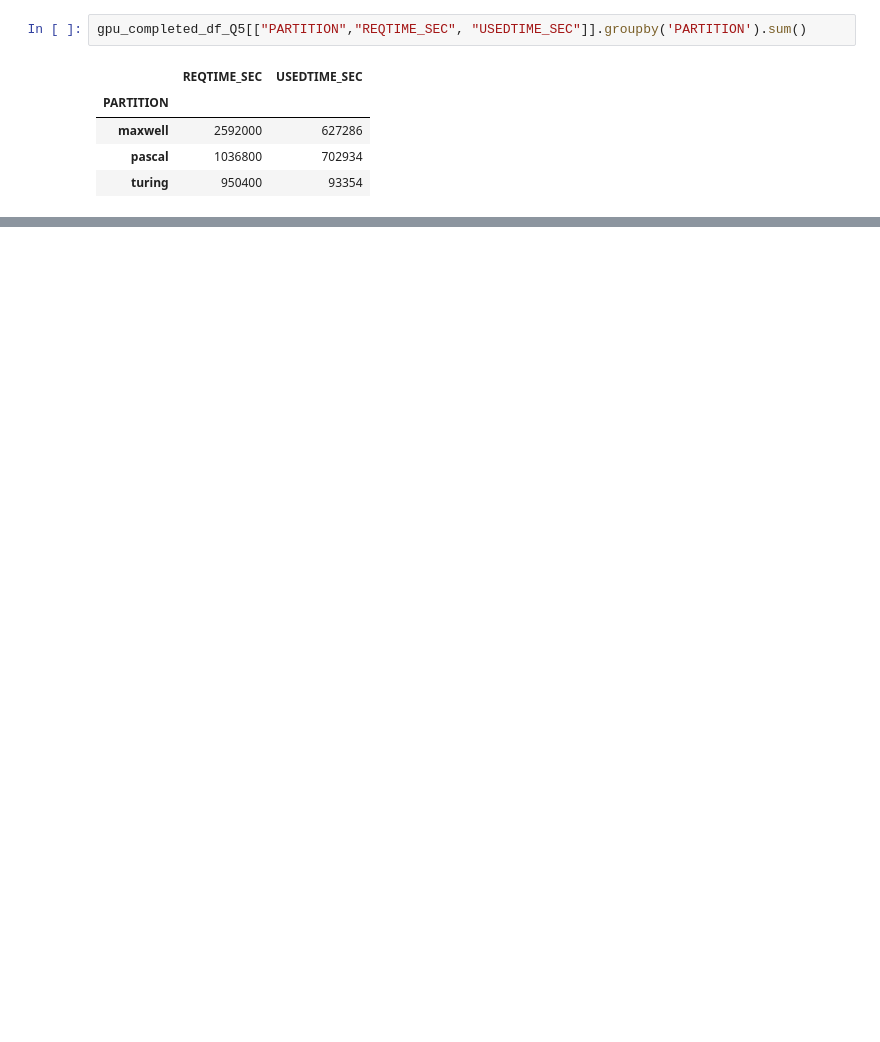
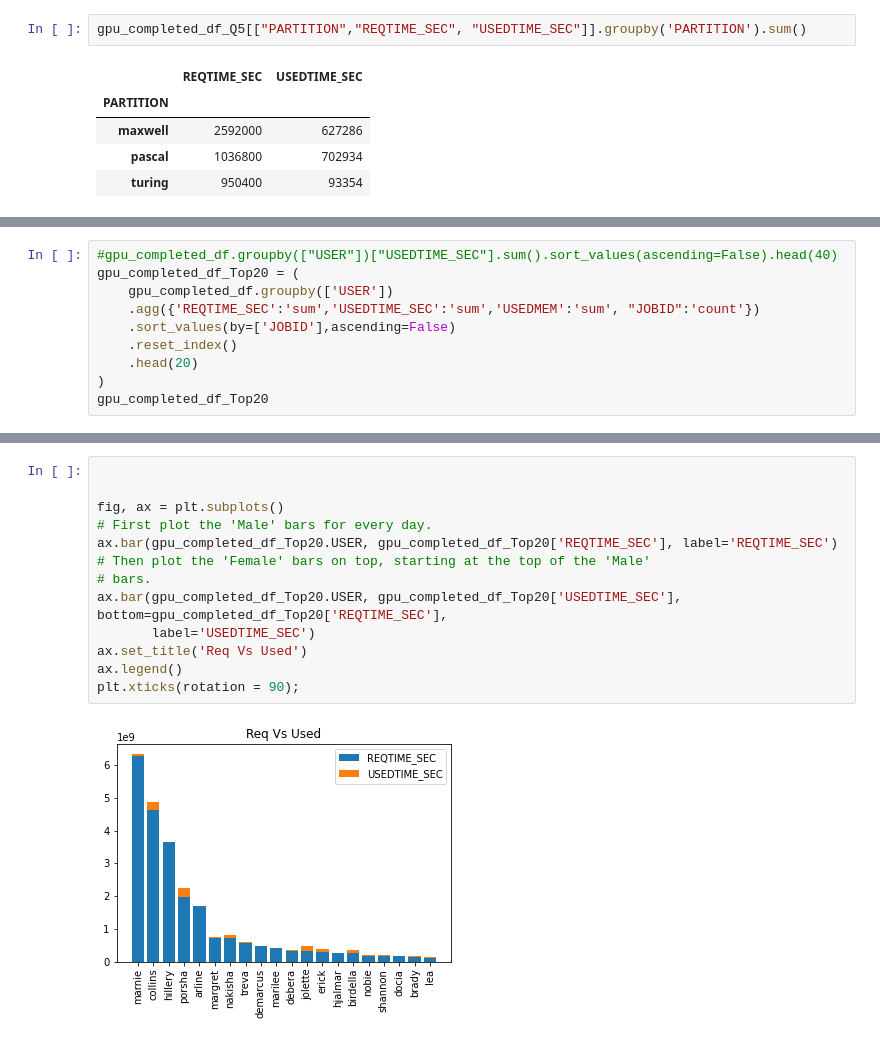
Before and after one commit to ashamaheshwari/accre_vanderbilt_project, a Jupyter notebook: Ajay_ACCRE.ipynb, the cells around one changed output, grey strips where cells are left out. Drawn from its saved outputs; the diff is of its cells as text; blank space fills up the shorter version.

```diff
--- a/Ajay_ACCRE.ipynb
+++ b/Ajay_ACCRE.ipynb
@@ -196,0 +475,10 @@ gpu_completed_df.info()
+# %%
+#gpu_completed_df.groupby(["USER"])["USEDTIME_SEC"].sum().sort_values(ascending=False).head(40)
+gpu_completed_df_Top20 = (
+    gpu_completed_df.groupby(['USER'])
+    .agg({'REQTIME_SEC':'sum','USEDTIME_SEC':'sum','USEDMEM':'sum', "JOBID":'count'})
+    .sort_values(by=['JOBID'],ascending=False)
+    .reset_index()
+    .head(20)
+)
+gpu_completed_df_Top20
@@ -196,0 +551,15 @@ gpu_completed_df.info()
+# %%
+
+
+fig, ax = plt.subplots()
+# First plot the 'Male' bars for every day.
+ax.bar(gpu_completed_df_Top20.USER, gpu_completed_df_Top20['REQTIME_SEC'], label='REQTIME_SEC')
+# Then plot the 'Female' bars on top, starting at the top of the 'Male'
+# bars.
+ax.bar(gpu_completed_df_Top20.USER, gpu_completed_df_Top20['USEDTIME_SEC'], bottom=gpu_completed_df_Top20['REQTIME_SEC'],
+       label='USEDTIME_SEC')
+ax.set_title('Req Vs Used')
+ax.legend()
+plt.xticks(rotation = 90);
+# %% [output]
+[figure, added]
```
Also changed, not shown: parts of 42 cells of this notebook.
